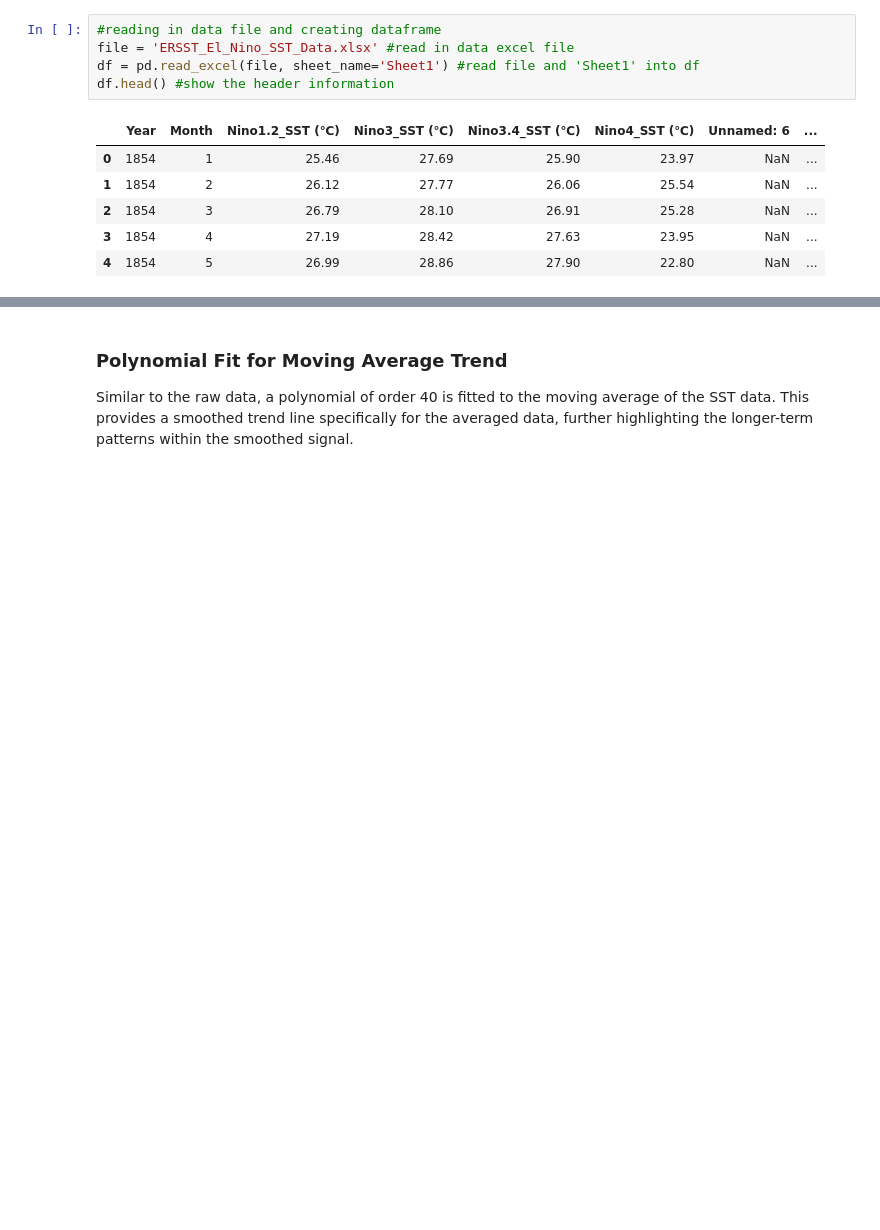
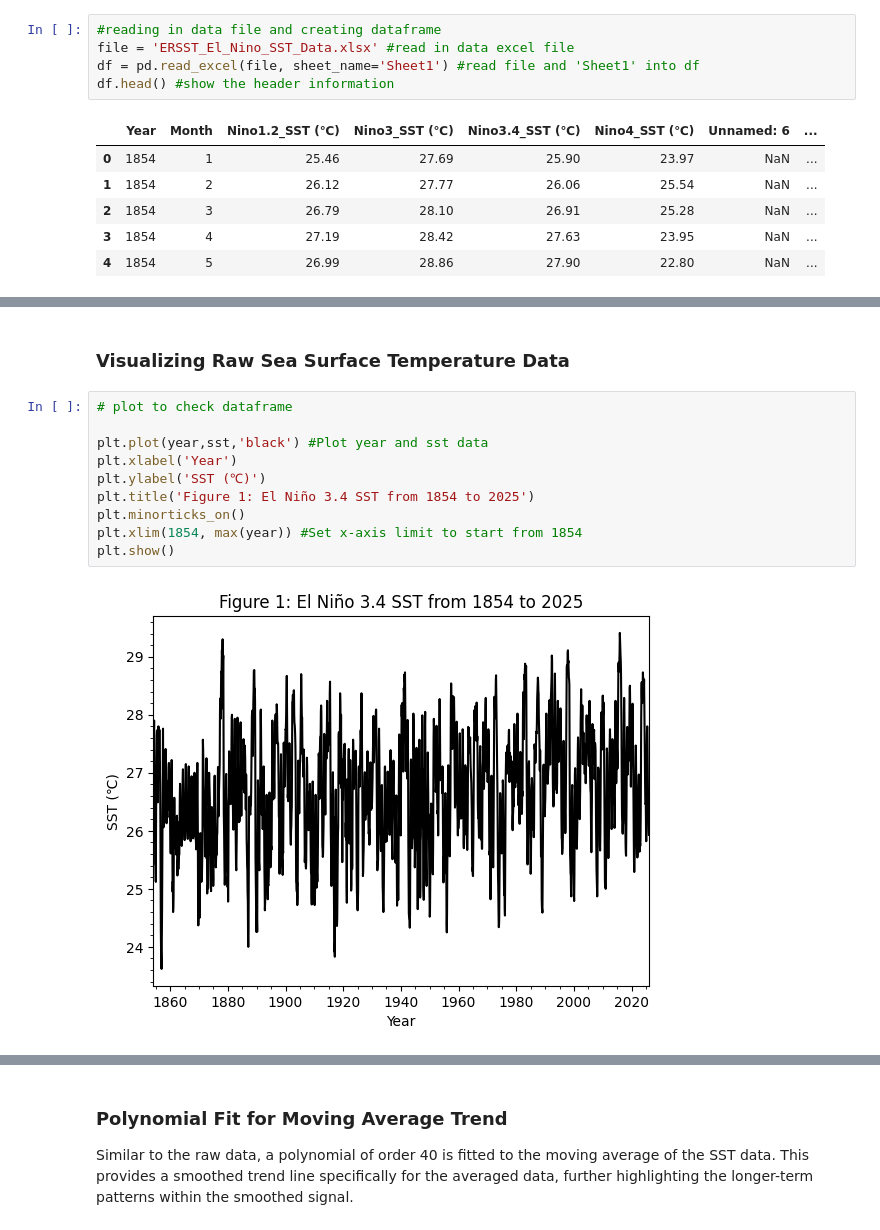
Before and after one commit to mjss26/EMSC2010-Group-Project-5, a Jupyter notebook: EMSC2010_Group_Project_5.ipynb, the cells around one changed output, grey strips where cells are left out. Saved outputs shown, nothing was run; the diff lists cells and outputs as text; blank space fills up the shorter version.

```diff
--- a/EMSC2010_Group_Project_5.ipynb
+++ b/EMSC2010_Group_Project_5.ipynb
@@ -111 +108,15 @@ df_sst.head() # Show the header information
+# %% [markdown]
+### Visualizing Raw Sea Surface Temperature Data
+# %%
+# plot to check dataframe
+
+plt.plot(year,sst,'black') #Plot year and sst data
+plt.xlabel('Year')
+plt.ylabel('SST (℃)')
+plt.title('Figure 1: El Niño 3.4 SST from 1854 to 2025')
+plt.minorticks_on()
+plt.xlim(1854, max(year)) #Set x-axis limit to start from 1854
+plt.show()
+# %% [output]
+[figure, added]
 # %% [markdown]
```
Also changed, not shown: parts of 82 cells of this notebook.
